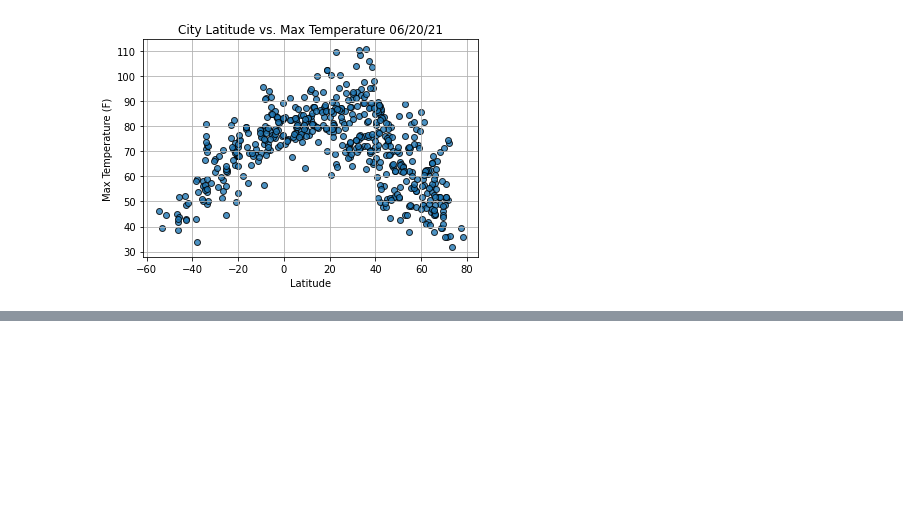
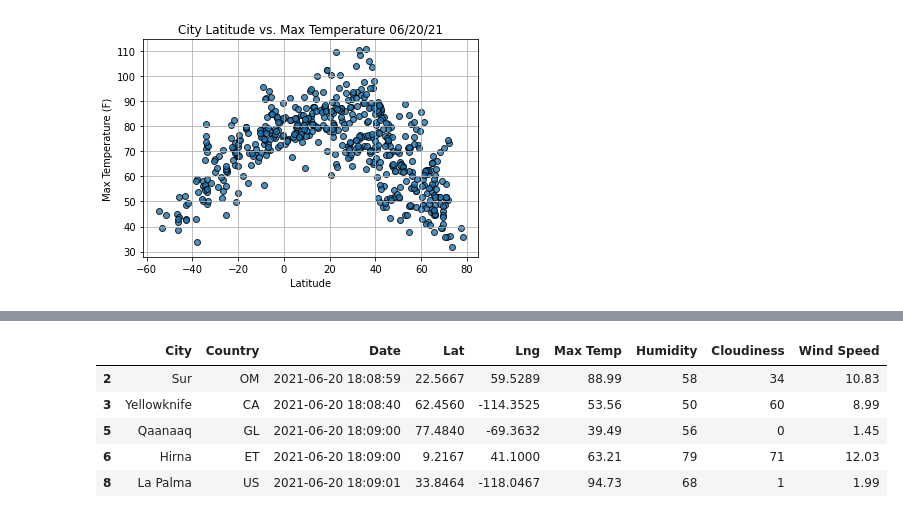
Before and after one commit to Cassiexu123/World_Weather_Analysis, a Jupyter notebook: WeatherPy.ipynb, the cells around one changed output, grey strips where cells are left out. Saved outputs shown, nothing was run; the diff lists cells and outputs as text; code cells hidden in the pictures; blank space fills up the shorter version.

```diff
--- a/WeatherPy.ipynb
+++ b/WeatherPy.ipynb
@@ -321,0 +345,12 @@ plt.show()
+# %%
+# Create Northern and Southern Hemisphere DataFrames.
+northern_hemi_df = city_data_df.loc[(city_data_df["Lat"] >= 0)]
+southern_hemi_df = city_data_df.loc[(city_data_df["Lat"] < 0)]
+northern_hemi_df.head()
+# %% [output]
+|  | City | Country | Date | Lat | Lng | Max Temp | Humidity | Cloudiness | Wind Speed |
+| 2 | Sur | OM | 2021-06-20 18:08:59 | 22.5667 | 59.5289 | 88.99 | 58 | 34 | 10.83 |
+| 3 | Yellowknife | CA | 2021-06-20 18:08:40 | 62.4560 | -114.3525 | 53.56 | 50 | 60 | 8.99 |
+| 5 | Qaanaaq | GL | 2021-06-20 18:09:00 | 77.4840 | -69.3632 | 39.49 | 56 | 0 | 1.45 |
+| 6 | Hirna | ET | 2021-06-20 18:09:00 | 9.2167 | 41.1000 | 63.21 | 79 | 71 | 12.03 |
+| 8 | La Palma | US | 2021-06-20 18:09:01 | 33.8464 | -118.0467 | 94.73 | 68 | 1 | 1.99 |
```
Also changed, not shown: parts of 30 cells of this notebook, 8 other files.
